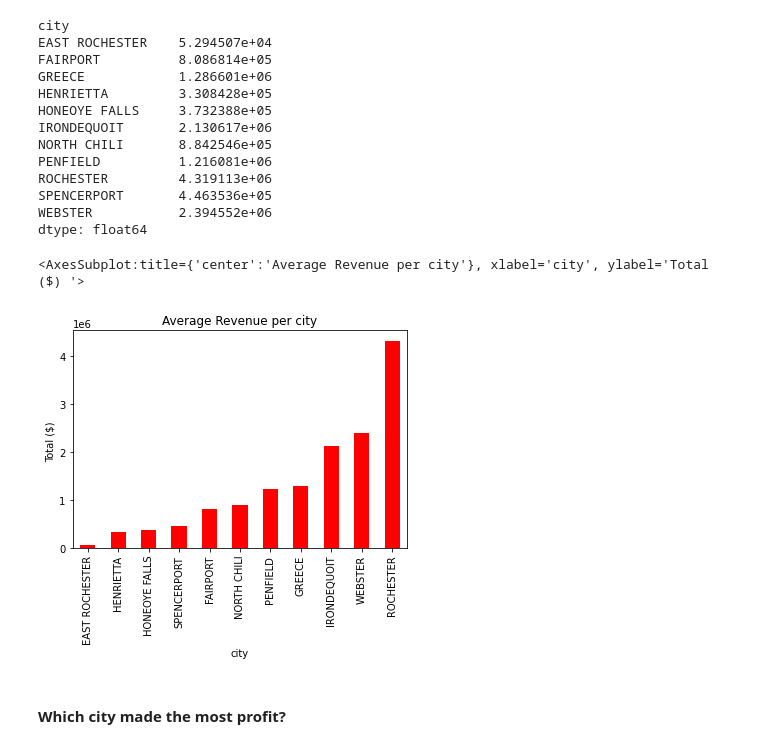
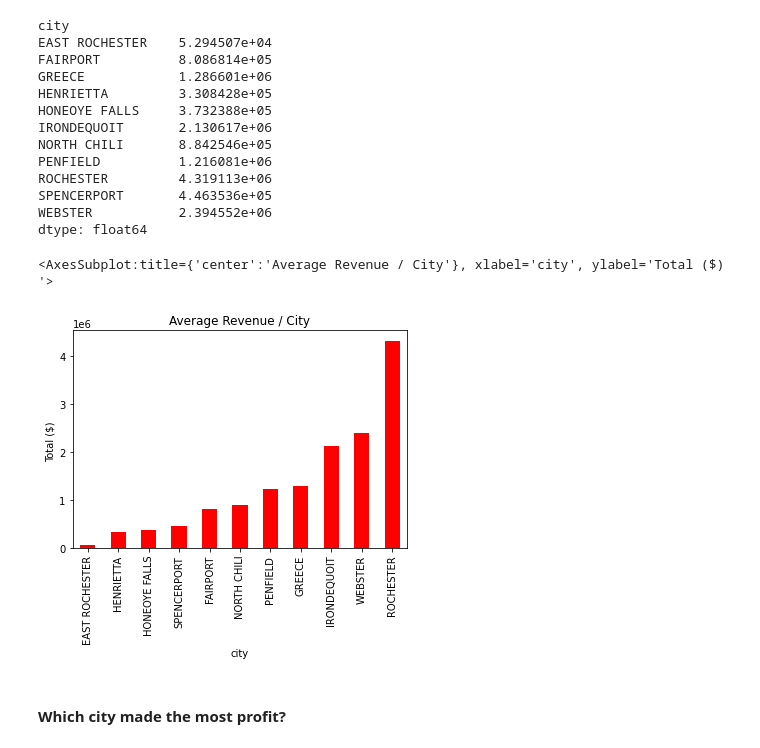
Before and after one commit to jymjam/Business-analytics-competition, a Jupyter notebook: data_cleaning/EDA.ipynb, the cells around one changed output. Saved outputs shown, nothing was run; the diff lists cells and outputs as text; code cells hidden in the pictures.

```diff
--- a/data_cleaning/EDA.ipynb
+++ b/data_cleaning/EDA.ipynb
@@ -318,13 +318,13 @@ dtype: float64
 # %%
 #Plotting average revenue/city
 
 revenue_per_city.sort_values().plot(kind = 'bar',
                              color = 'red',
                             ylabel = 'Total ($) ',
-                            title = 'Average Revenue per city')
+                            title = 'Average Revenue / City')
 # %% [output]
-<AxesSubplot:title={'center':'Average Revenue per city'}, xlabel='city', ylabel='Total ($) '>
+<AxesSubplot:title={'center':'Average Revenue / City'}, xlabel='city', ylabel='Total ($) '>
-[figure, old version]
+[figure, new version]
 # %% [markdown]
 #### Which city made the most profit?
 # %%
```
Also changed, not shown: parts of 11 cells of this notebook.
